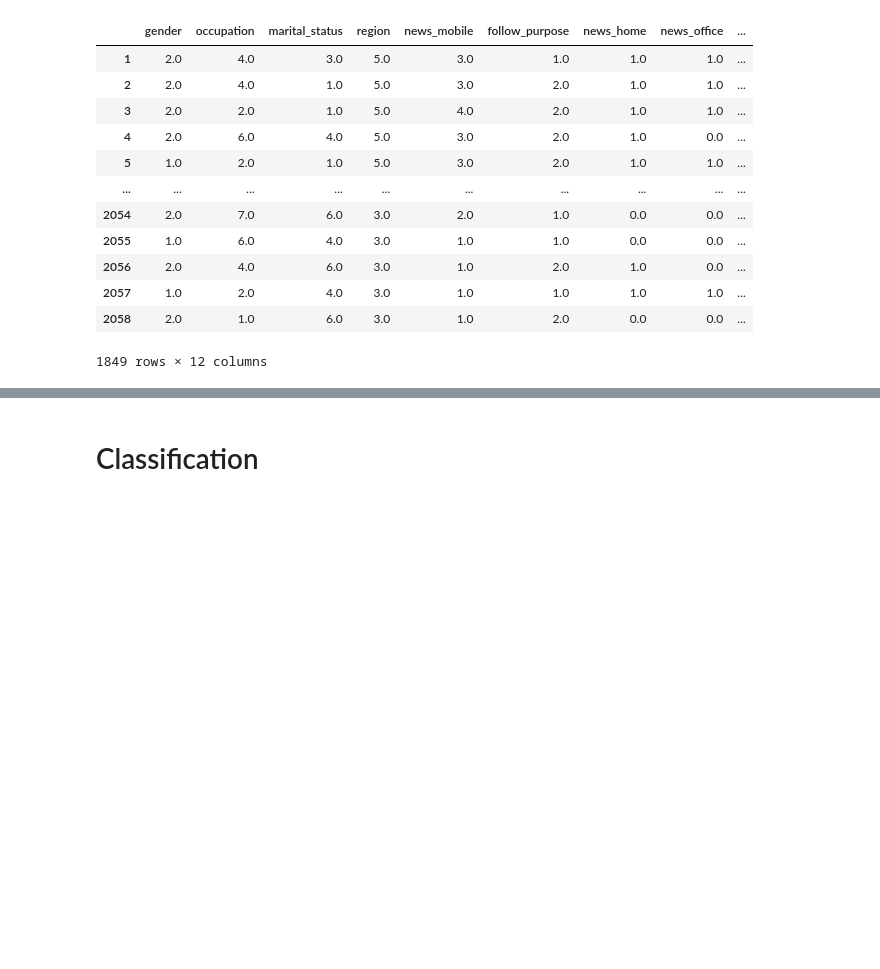
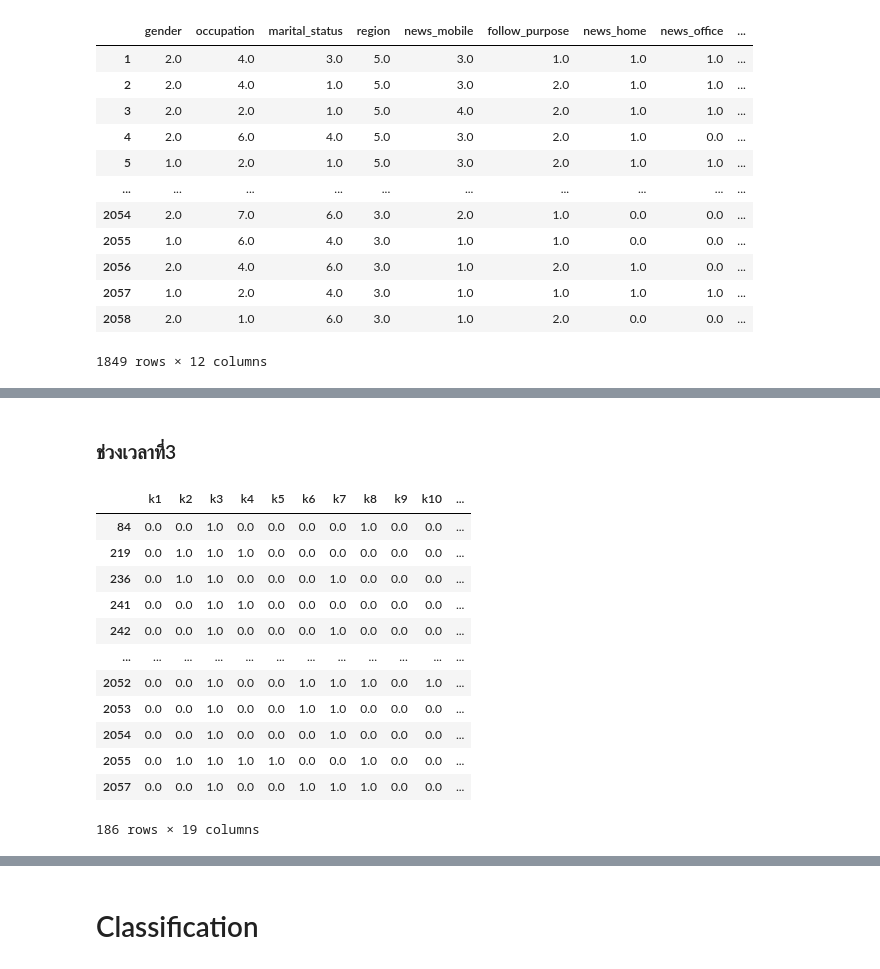
Before and after one commit to 643021273-8/BSC_DPDM23, a Jupyter notebook: Classification_proj_DPDM.ipynb, the cells around one changed output, grey strips where cells are left out. Saved outputs shown, nothing was run; the diff lists cells and outputs as text; code cells hidden in the pictures; blank space fills up the shorter version.

```diff
--- a/Classification_proj_DPDM.ipynb
+++ b/Classification_proj_DPDM.ipynb
@@ -226,0 +383,19 @@ classi_data
+# %% [markdown]
+### ช่วงเวลาที่3
+# %%
+t3 = time_filter_survey_association[(time_filter_survey_association['k3'] == 1) & (time_filter_survey_association['list_length'] > 0) ]
+t3
+# %% [output]
+|  | k1 | k2 | k3 | k4 | k5 | k6 | k7 | k8 | k9 | k10 | ... |
+| 84 | 0.0 | 0.0 | 1.0 | 0.0 | 0.0 | 0.0 | 0.0 | 1.0 | 0.0 | 0.0 | ... |
+| 219 | 0.0 | 1.0 | 1.0 | 1.0 | 0.0 | 0.0 | 0.0 | 0.0 | 0.0 | 0.0 | ... |
+| 236 | 0.0 | 1.0 | 1.0 | 0.0 | 0.0 | 0.0 | 1.0 | 0.0 | 0.0 | 0.0 | ... |
+| 241 | 0.0 | 0.0 | 1.0 | 1.0 | 0.0 | 0.0 | 0.0 | 0.0 | 0.0 | 0.0 | ... |
+| 242 | 0.0 | 0.0 | 1.0 | 0.0 | 0.0 | 0.0 | 1.0 | 0.0 | 0.0 | 0.0 | ... |
+| ... | ... | ... | ... | ... | ... | ... | ... | ... | ... | ... | ... |
+| 2052 | 0.0 | 0.0 | 1.0 | 0.0 | 0.0 | 1.0 | 1.0 | 1.0 | 0.0 | 1.0 | ... |
+| 2053 | 0.0 | 0.0 | 1.0 | 0.0 | 0.0 | 1.0 | 1.0 | 0.0 | 0.0 | 0.0 | ... |
+| 2054 | 0.0 | 0.0 | 1.0 | 0.0 | 0.0 | 0.0 | 1.0 | 0.0 | 0.0 | 0.0 | ... |
+| 2055 | 0.0 | 1.0 | 1.0 | 1.0 | 1.0 | 0.0 | 0.0 | 1.0 | 0.0 | 0.0 | ... |
+| 2057 | 0.0 | 0.0 | 1.0 | 0.0 | 0.0 | 1.0 | 1.0 | 1.0 | 0.0 | 0.0 | ... |
+186 rows × 19 columns
```
Also changed, not shown: parts of 86 cells of this notebook.
